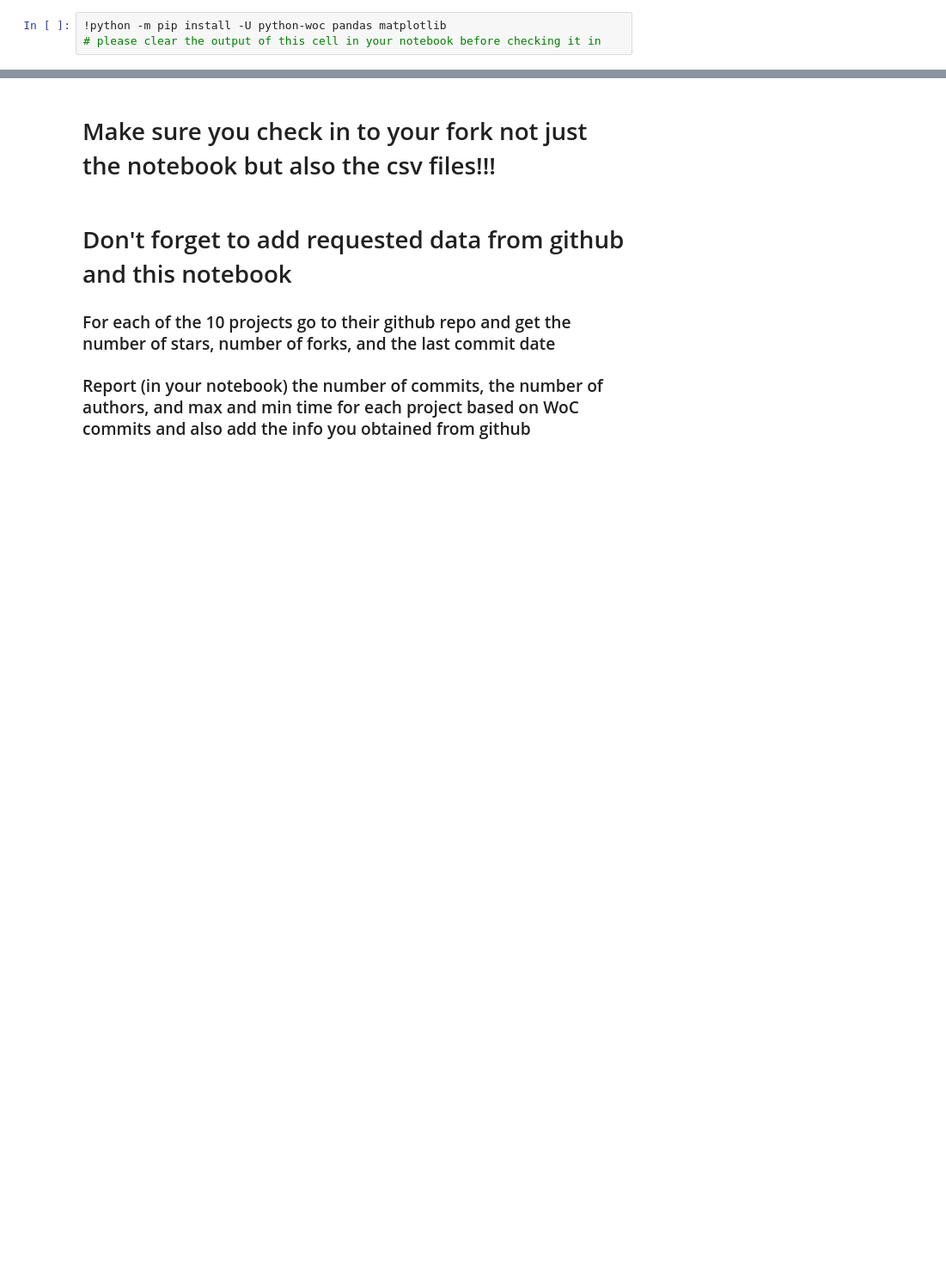
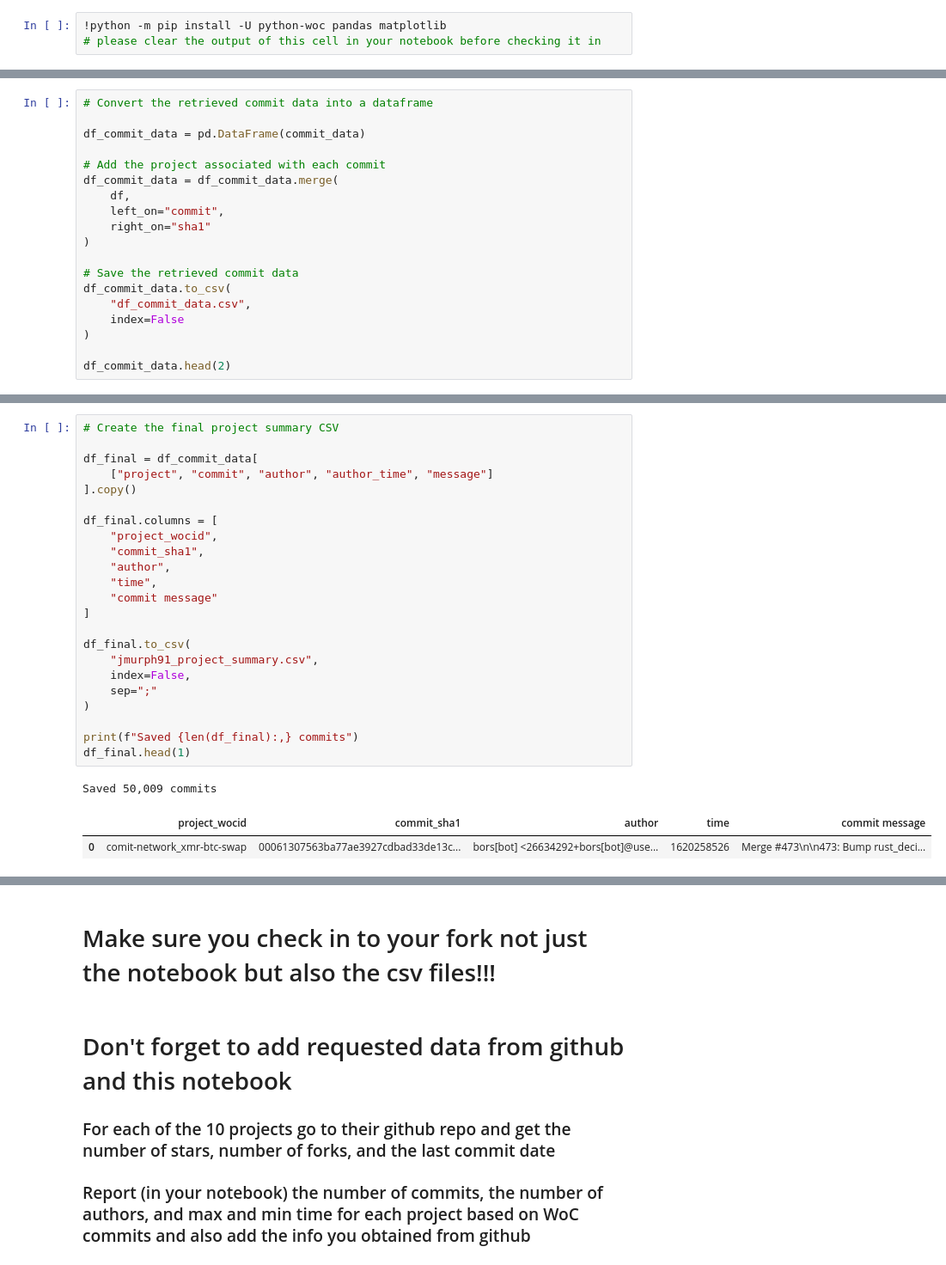
Before and after one commit to Jackson-Murphy04/MiniProject2, a Jupyter notebook: jmurph91.ipynb, the cells around one changed output, grey strips where cells are left out. Shown at 86% size. Saved outputs shown, nothing was run; the diff lists cells and outputs as text; blank space fills up the shorter version.

```diff
--- a/jmurph91.ipynb
+++ b/jmurph91.ipynb
@@ -98,0 +150,19 @@ dfinf.to_csv(yournetid+'_project_summary.csv', index=False,sep=';', mode='a', he
+# %%
+# Convert the retrieved commit data into a dataframe
+
+df_commit_data = pd.DataFrame(commit_data)
+
+# Add the project associated with each commit
+df_commit_data = df_commit_data.merge(
+    df,
+    left_on="commit",
+    right_on="sha1"
+)
+
+# Save the retrieved commit data
+df_commit_data.to_csv(
+    "df_commit_data.csv",
+    index=False
+)
+
+df_commit_data.head(2)
@@ -98,0 +173,27 @@ dfinf.to_csv(yournetid+'_project_summary.csv', index=False,sep=';', mode='a', he
+# %%
+# Create the final project summary CSV
+
+df_final = df_commit_data[
+    ["project", "commit", "author", "author_time", "message"]
+].copy()
+
+df_final.columns = [
+    "project_wocid",
+    "commit_sha1",
+    "author",
+    "time",
+    "commit message"
+]
+
+df_final.to_csv(
+    "jmurph91_project_summary.csv",
+    index=False,
+    sep=";"
+)
+
+print(f"Saved {len(df_final):,} commits")
+df_final.head(1)
+# %% [output]
+Saved 50,009 commits
+|  | project_wocid | commit_sha1 | author | time | commit message |
+| 0 | comit-network_xmr-btc-swap | 00061307563ba77ae3927cdbad33de13c... | bors[bot] <26634292+bors[bot]@use... | 1620258526 | Merge #473\n\n473: Bump rust_deci... |
```
Also changed, not shown: parts of 13 cells of this notebook.
